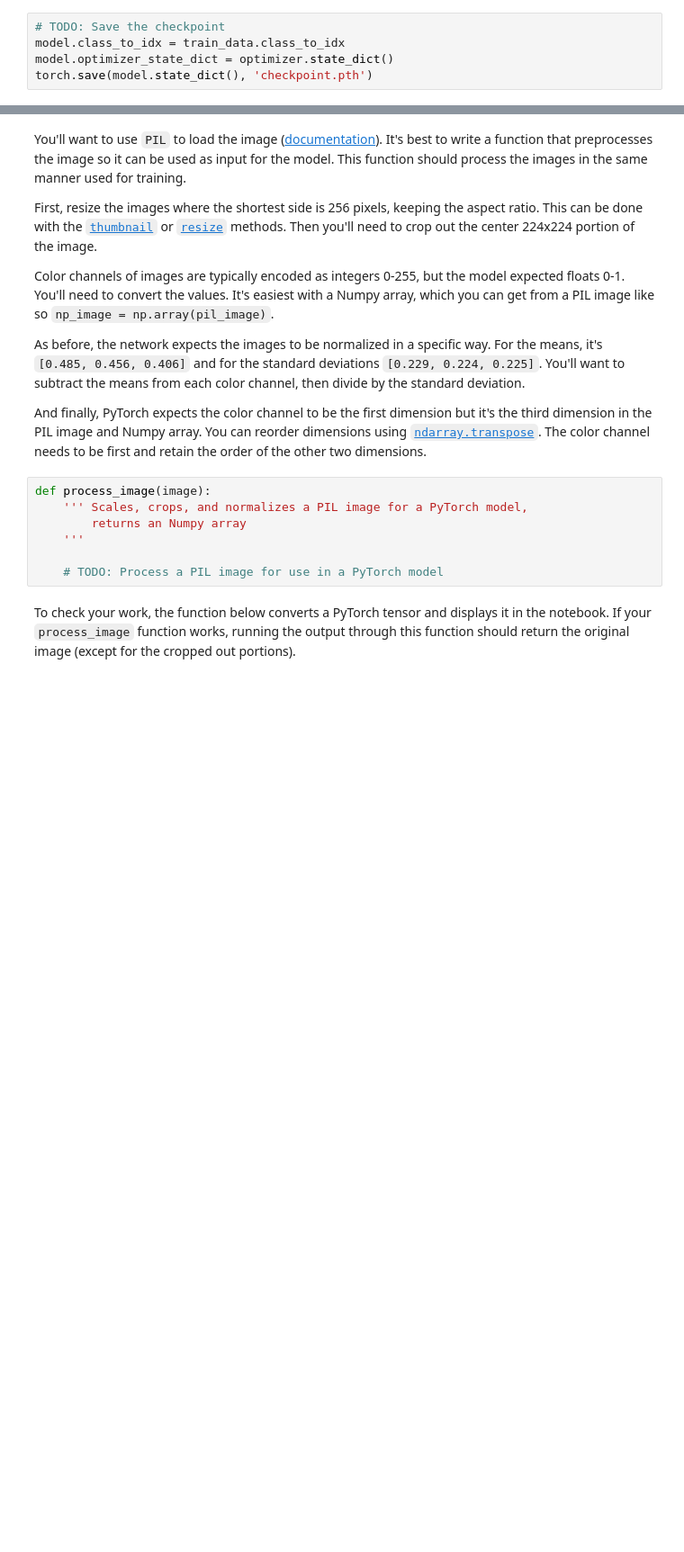
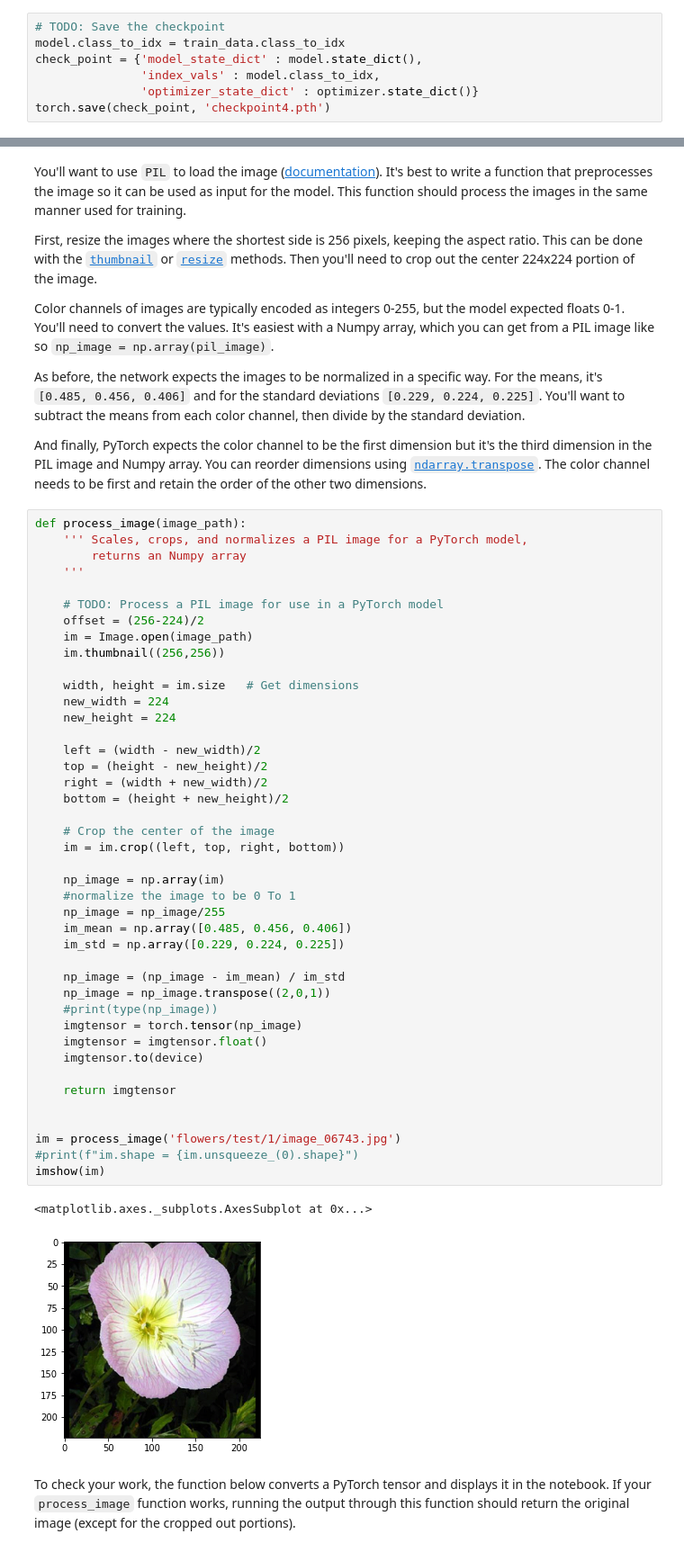
Before and after one commit to vtheagarajan/Udacity_AI_Python_Project2, a Jupyter notebook: Udacity/ImageClassifier/Image Classifier Project.ipynb, the cells around one changed output, grey strips where cells are left out. Shown at 90% size. Cells and saved outputs as stored; diff of their text form; blank space fills up the shorter version.

```diff
--- a/Udacity/ImageClassifier/Image Classifier Project.ipynb
+++ b/Udacity/ImageClassifier/Image Classifier Project.ipynb
@@ -319,8 +315,10 @@ Remember that you'll want to completely rebuild the model later so you can use i
 # %%
 # TODO: Save the checkpoint
 model.class_to_idx = train_data.class_to_idx
-model.optimizer_state_dict = optimizer.state_dict()
-torch.save(model.state_dict(), 'checkpoint.pth')
+check_point = {'model_state_dict' : model.state_dict(),
+               'index_vals' : model.class_to_idx,
+               'optimizer_state_dict' : optimizer.state_dict()}
+torch.save(check_point, 'checkpoint4.pth')
 # %% [markdown]
 ## Loading the checkpoint
 
@@ -361,13 +384,51 @@ Color channels of images are typically encoded as integers 0-255, but the model
 As before, the network expects the images to be normalized in a specific way. For the means, it's `[0.485, 0.456, 0.406]` and for the standard deviations `[0.229, 0.224, 0.225]`. You'll want to subtract the means from each color channel, then divide by the standard deviation.
 
 And finally, PyTorch expects the color channel to be the first dimension but it's the third dimension in the PIL image and Numpy array. You can reorder dimensions using [`ndarray.transpose`](https://docs.scipy.org/doc/numpy-1.13.0/reference/generated/numpy.ndarray.transpose.html). The color channel needs to be first and retain the order of the other two dimensions.
-# %%
-def process_image(image):
-    ''' Scales, crops, and normalizes a PIL image for a PyTorch model,
-        returns an Numpy array
-    '''
-
-    # TODO: Process a PIL image for use in a PyTorch model
+# %%
+def process_image(image_path):
+    ''' Scales, crops, and normalizes a PIL image for a PyTorch model,
+        returns an Numpy array
+    '''
+
+    # TODO: Process a PIL image for use in a PyTorch model
+    offset = (256-224)/2
+    im = Image.open(image_path)
+    im.thumbnail((256,256))
+
+    width, height = im.size   # Get dimensions
+    new_width = 224
+    new_height = 224
+
+    left = (width - new_width)/2
+    top = (height - new_height)/2
+    right = (width + new_width)/2
+    bottom = (height + new_height)/2
+
+    # Crop the center of the image
+    im = im.crop((left, top, right, bottom))
+
+    np_image = np.array(im)
+    #normalize the image to be 0 To 1
+    np_image = np_image/255
+    im_mean = np.array([0.485, 0.456, 0.406])
+    im_std = np.array([0.229, 0.224, 0.225])
+
+    np_image = (np_image - im_mean) / im_std
+    np_image = np_image.transpose((2,0,1))
+    #print(type(np_image))
+    imgtensor = torch.tensor(np_image)
+    imgtensor = imgtensor.float()
+    imgtensor.to(device)
+
+    return imgtensor
+
+
+im = process_image('flowers/test/1/image_06743.jpg')
+#print(f"im.shape = {im.unsqueeze_(0).shape}")
+imshow(im)
+# %% [output]
+<matplotlib.axes._subplots.AxesSubplot at 0x...>
+[figure, added]
 # %% [markdown]
 To check your work, the function below converts a PyTorch tensor and displays it in the notebook. If your `process_image` function works, running the output through this function should return the original image (except for the cropped out portions).
 # %%
```
Also changed, not shown: parts of 16 cells of this notebook, 4 other files.
